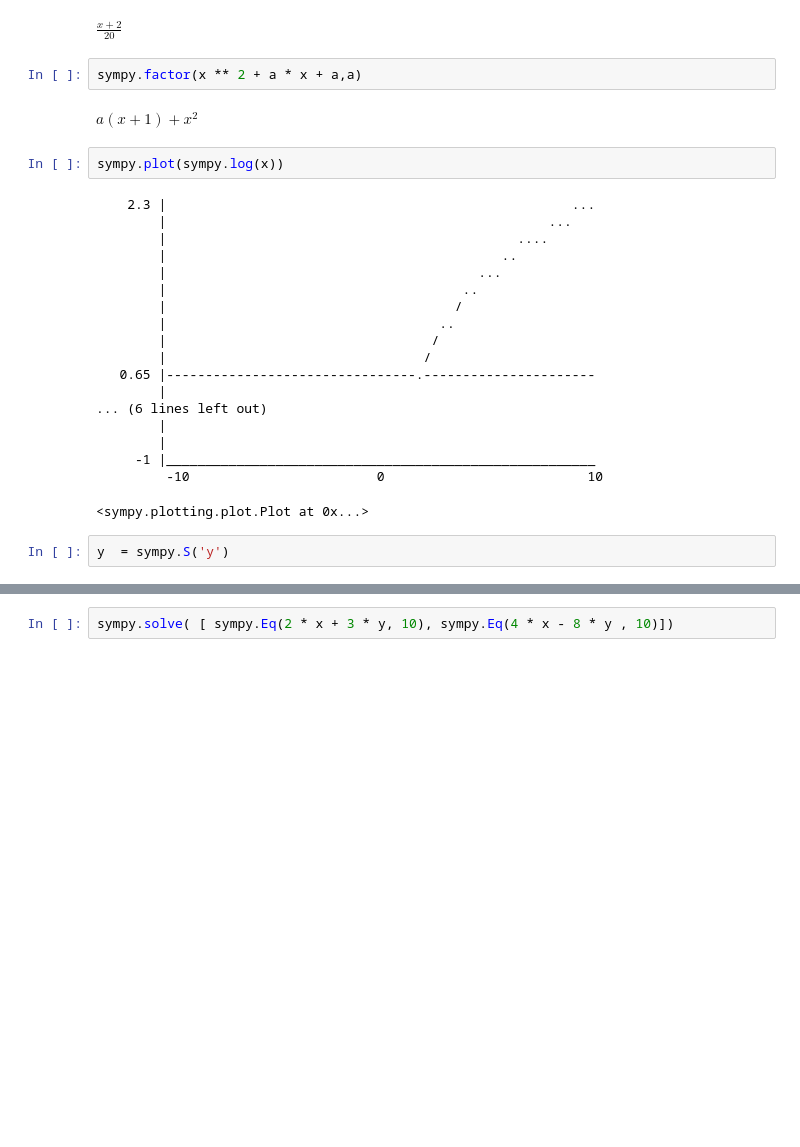
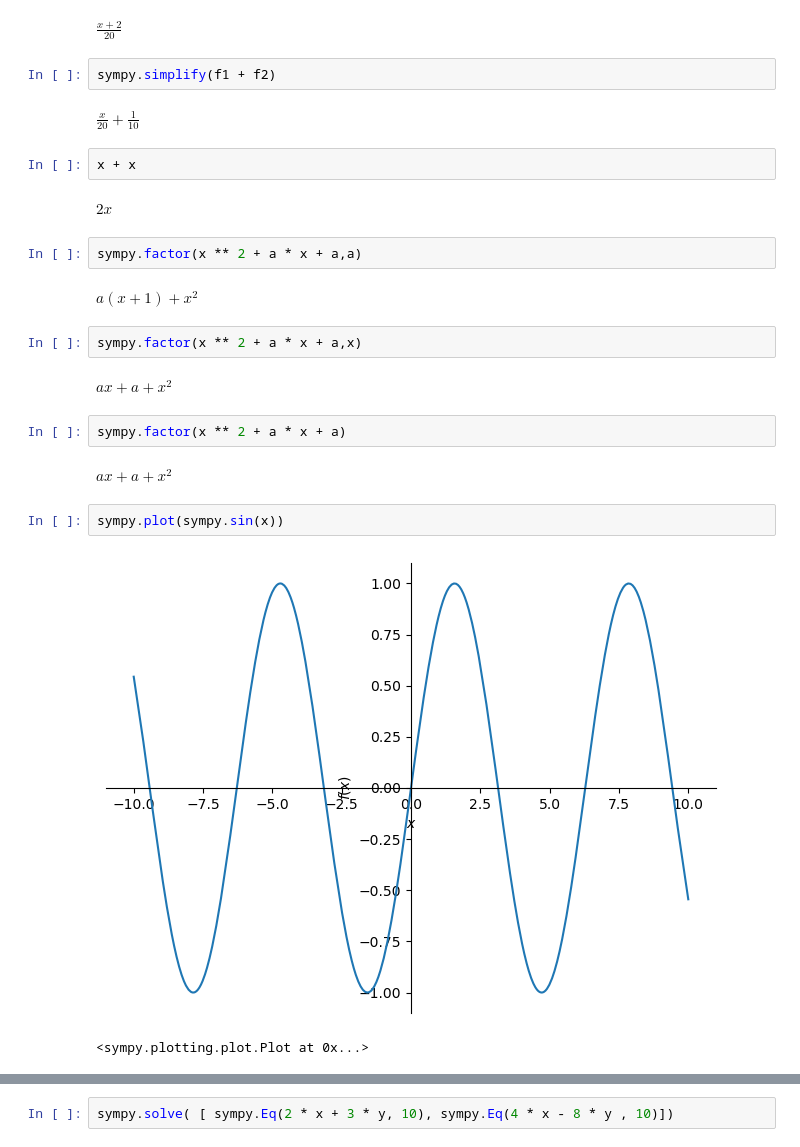
Before and after one commit to mattoxb/cs101-jupyter, a Jupyter notebook: Symbols.ipynb, the cells around one changed output, grey strips where cells are left out. Saved outputs shown, nothing was run; the diff lists cells and outputs as text; blank space fills up the shorter version.

```diff
--- a/Symbols.ipynb
+++ b/Symbols.ipynb
@@ -89,30 +146,28 @@ $\displaystyle \frac{x}{20} + \frac{1}{10}$
 sympy.together(f1 + f2)
 # %% [output]
 $\displaystyle \frac{x + 2}{20}$
+# %%
+sympy.simplify(f1 + f2)
+# %% [output]
+$\displaystyle \frac{x}{20} + \frac{1}{10}$
+# %%
+x + x
+# %% [output]
+$\displaystyle 2 x$
 # %%
 sympy.factor(x ** 2 + a * x + a,a)
 # %% [output]
 $\displaystyle a \left(x + 1\right) + x^{2}$
+# %%
+sympy.factor(x ** 2 + a * x + a,x)
+# %% [output]
+$\displaystyle a x + a + x^{2}$
+# %%
+sympy.factor(x ** 2 + a * x + a)
+# %% [output]
+$\displaystyle a x + a + x^{2}$
 # %%
-sympy.plot(sympy.log(x))
+sympy.plot(sympy.sin(x))
 # %% [output]
+[figure, added]
-    2.3 |                                                    ...
-        |                                                 ...
-        |                                             ....
-        |                                           ..
-        |                                        ...
-        |                                      ..
-        |                                     /
-        |                                   ..
-        |                                  /
-        |                                 /
-   0.65 |--------------------------------.----------------------
-        |
-... (6 lines left out)
-        |
-        |
-     -1 |_______________________________________________________
-         -10                        0                          10
+<sympy.plotting.plot.Plot at 0x...>
-<sympy.plotting.plot.Plot at 0x...>
-# %%
-y  = sympy.S('y')
```
Also changed, not shown: parts of 44 cells of this notebook, 1 other file.
